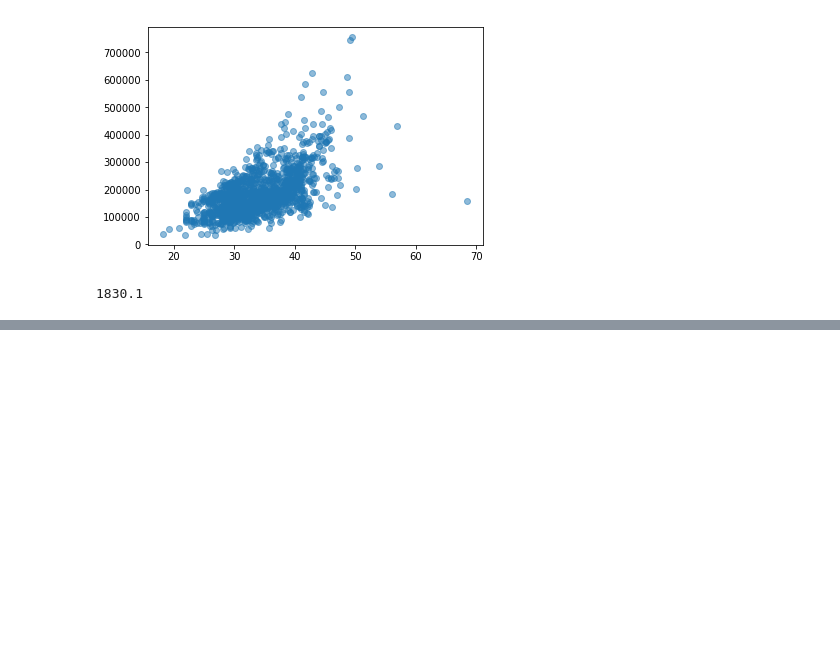
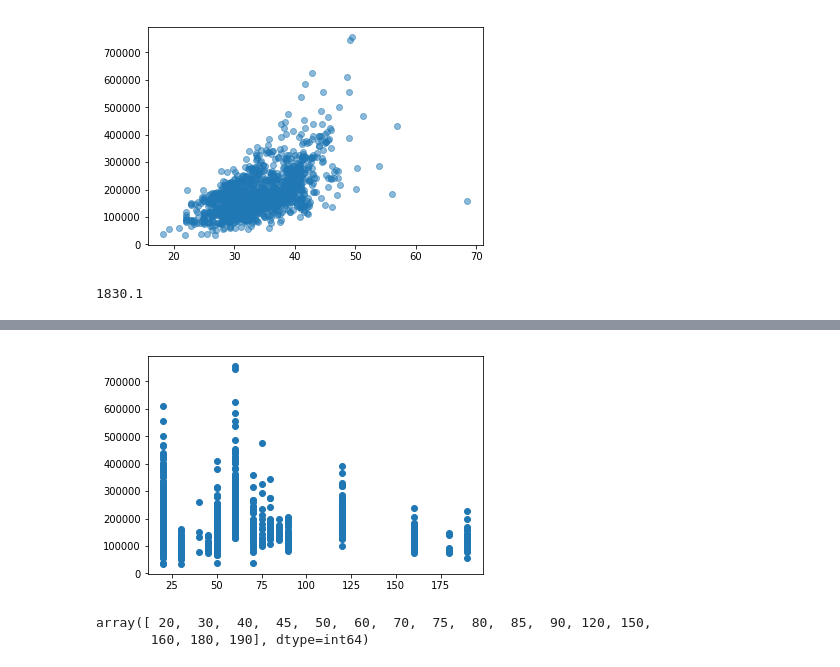
Before and after one commit to divayjindal95/DataScience, a Jupyter notebook: house-prices-advanced-regression-techniques/scripts/eda1.ipynb, the cells around one changed output, grey strips where cells are left out. Drawn from its saved outputs; the diff is of its cells as text; code cells hidden in the pictures; blank space fills up the shorter version.

```diff
--- a/house-prices-advanced-regression-techniques/scripts/eda1.ipynb
+++ b/house-prices-advanced-regression-techniques/scripts/eda1.ipynb
@@ -206,0 +300,10 @@ TypeError: unorderable types: str() >= int()
+# %%
+plt.scatter(data['MSSubClass'],data['SalePrice'])
+plt.show()
+# %% [output]
+[figure, added]
+# %%
+np.sort(data['MSSubClass'].unique())
+# %% [output]
+array([ 20,  30,  40,  45,  50,  60,  70,  75,  80,  85,  90, 120, 150,
+       160, 180, 190], dtype=int64)
```
Also changed, not shown: parts of 16 cells of this notebook.
